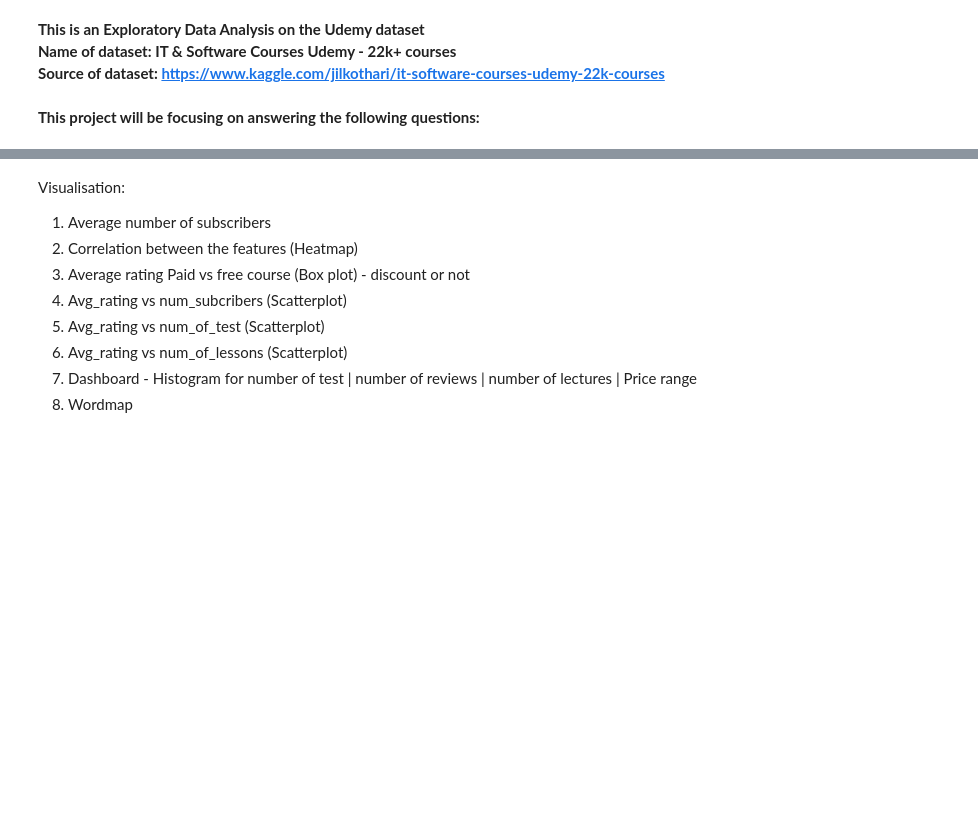
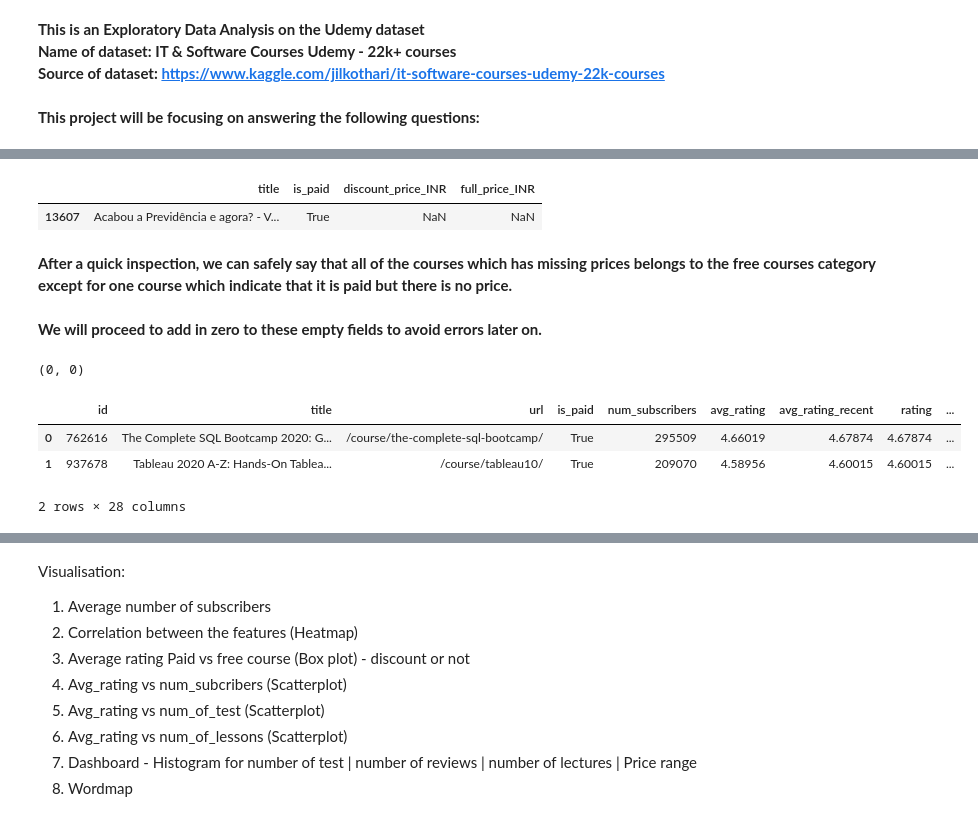
Before and after one commit to wilsonteo00/PortfolioProjects, a Jupyter notebook: End of course article - Udemy.ipynb, the cells around one changed output, grey strips where cells are left out. Drawn from its saved outputs; the diff is of its cells as text; code cells hidden in the pictures; blank space fills up the shorter version.

```diff
--- a/End of course article - Udemy.ipynb
+++ b/End of course article - Udemy.ipynb
@@ -75,0 +236,34 @@ df.head(10)
+# %%
+# Looking into full price being empty but it is a paid course
+df[df['full_price_INR'].isnull() & (df['is_paid'] == True)][['title','is_paid','discount_price_INR','full_price_INR']]
+# %% [output]
+|  | title | is_paid | discount_price_INR | full_price_INR |
+| 13607 | Acabou a Previdência e agora? - V... | True | NaN | NaN |
+# %% [markdown]
+**After a quick inspection, we can safely say that all of the courses which has missing prices belongs to the free courses category except for one course which indicate that it is paid but there is no price. <br />
+<br />
+We will proceed to add in zero to these empty fields to avoid errors later on.**
+# %%
+# To add in zeros for the missing values for discount price and full price
+
+df.discount_price_INR = df.discount_price_INR.fillna(value = 0)
+df.full_price_INR = df.full_price_INR.fillna(value = 0)
+
+# To confirm that there is no more empty values in both columns - Should show (0,0) if no missing values
+
+df.discount_price_INR.isnull().sum(), df.full_price_INR.isnull().sum()
+# %% [output]
+(0, 0)
+# %%
+# To create new columns for discount and full prices in SGD to get a better sense of the pricing.
+# Exchange rate for INR to SGD is 0.018 (as of 8th July 2021)
+
+df['discount_price_SGD'] = list(round(df['discount_price_INR']*0.018,2))
+df['full_price_SGD'] = list(round(df['full_price_INR']*0.018,2))
+
+df.head(2)
+# %% [output]
+|  | id | title | url | is_paid | num_subscribers | avg_rating | avg_rating_recent | rating | ... |
+| 0 | 762616 | The Complete SQL Bootcamp 2020: G... | /course/the-complete-sql-bootcamp/ | True | 295509 | 4.66019 | 4.67874 | 4.67874 | ... |
+| 1 | 937678 | Tableau 2020 A-Z: Hands-On Tablea... | /course/tableau10/ | True | 209070 | 4.58956 | 4.60015 | 4.60015 | ... |
+2 rows × 28 columns
```
Also changed, not shown: parts of 28 cells of this notebook.
